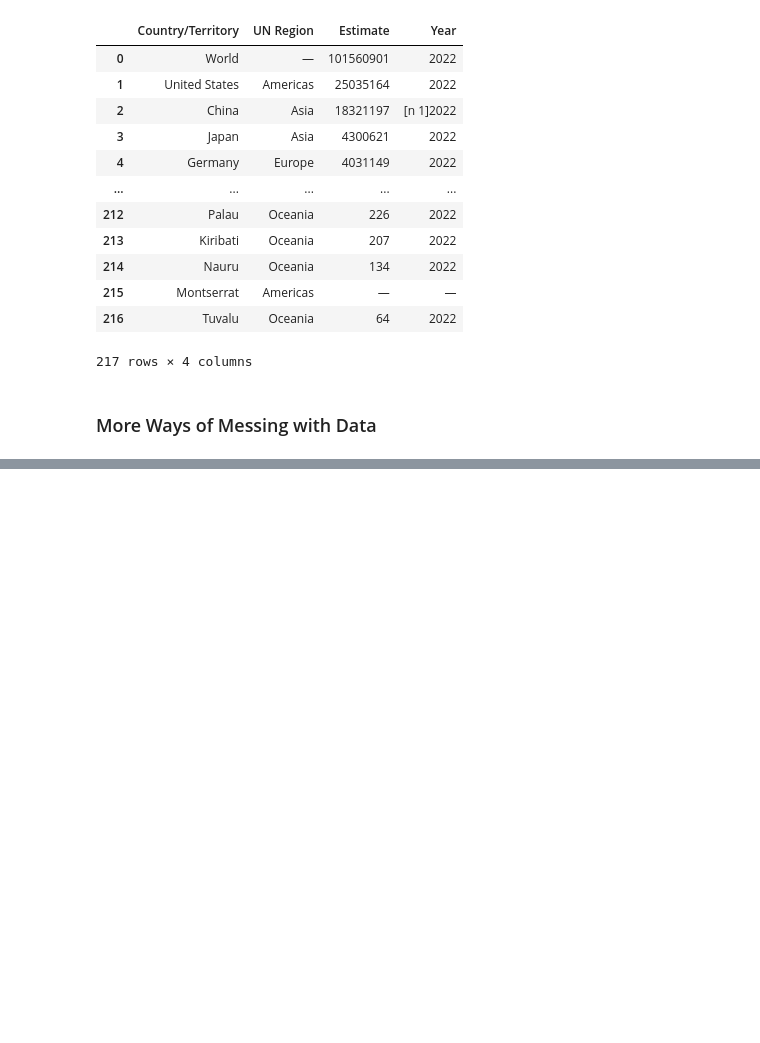
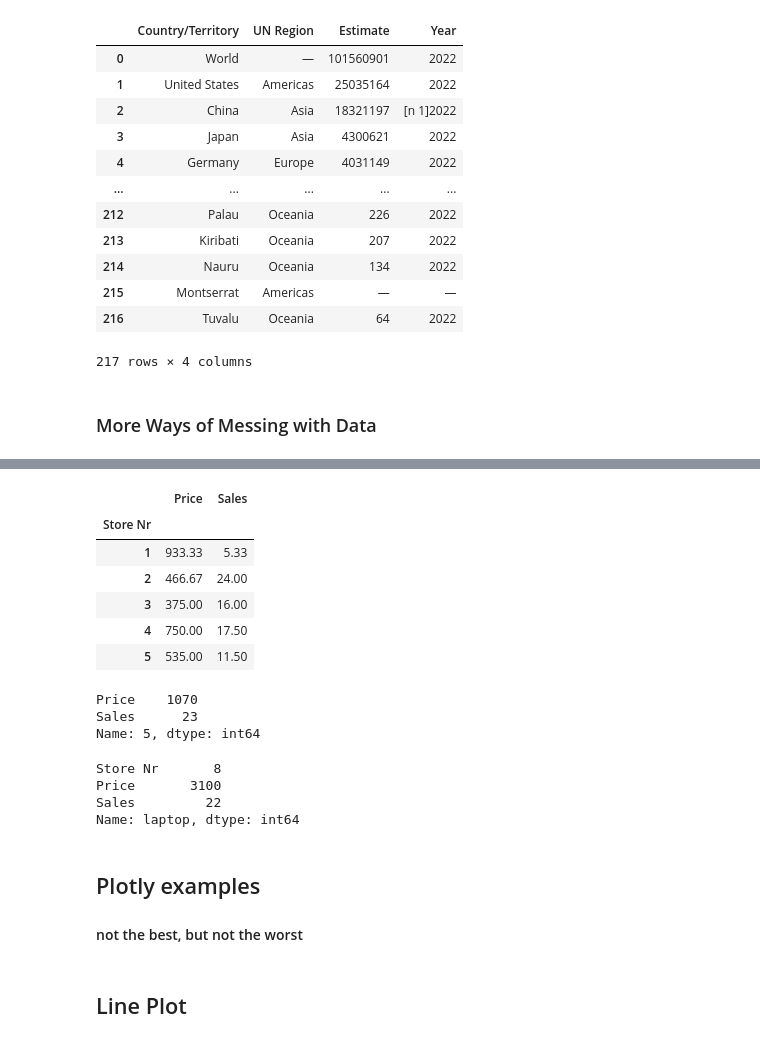
Before and after one commit to Bobylly/Data-Wrangling, a Jupyter notebook: data_wrangling_with_python.ipynb, the cells around one changed output, grey strips where cells are left out. Cells and saved outputs as stored; diff of their text form; code cells hidden in the pictures; blank space fills up the shorter version.

Commit message:
added few plotly examples

```diff
--- a/data_wrangling_with_python.ipynb
+++ b/data_wrangling_with_python.ipynb
@@ -629,0 +648,30 @@ countries_by_gdp
+# %%
+store_data = sales_data.groupby('Store Nr')
+store_data.mean().round(2) # mean value for each store, price and sales.
+                           # rounded results for obvious reasons
+# %% [output]
+|  | Price | Sales |
+| Store Nr |  |  |
+| 1 | 933.33 | 5.33 |
+| 2 | 466.67 | 24.00 |
+| 3 | 375.00 | 16.00 |
+| 4 | 750.00 | 17.50 |
+| 5 | 535.00 | 11.50 |
+# %%
+store_data.sum().loc[5] # takes the data from the Store nr.5 (not the 5th index)store_data
+# %% [output]
+Price    1070
+Sales      23
+Name: 5, dtype: int64
+# %%
+product_data = sales_data.groupby('Product')
+product_data.sum().loc['laptop'] # calculate how many Laptops have been sold
+## see the error ? it shouldn't sum store nr :)
+# %% [output]
+Store Nr       8
+Price       3100
+Sales         22
+Name: laptop, dtype: int64
+# %% [markdown]
+## Plotly examples
+#### not the best, but not the worst
@@ -629,0 +689,2 @@ countries_by_gdp
+# %% [markdown]
+## Line Plot
```
Also changed, not shown: parts of 20 cells of this notebook.
